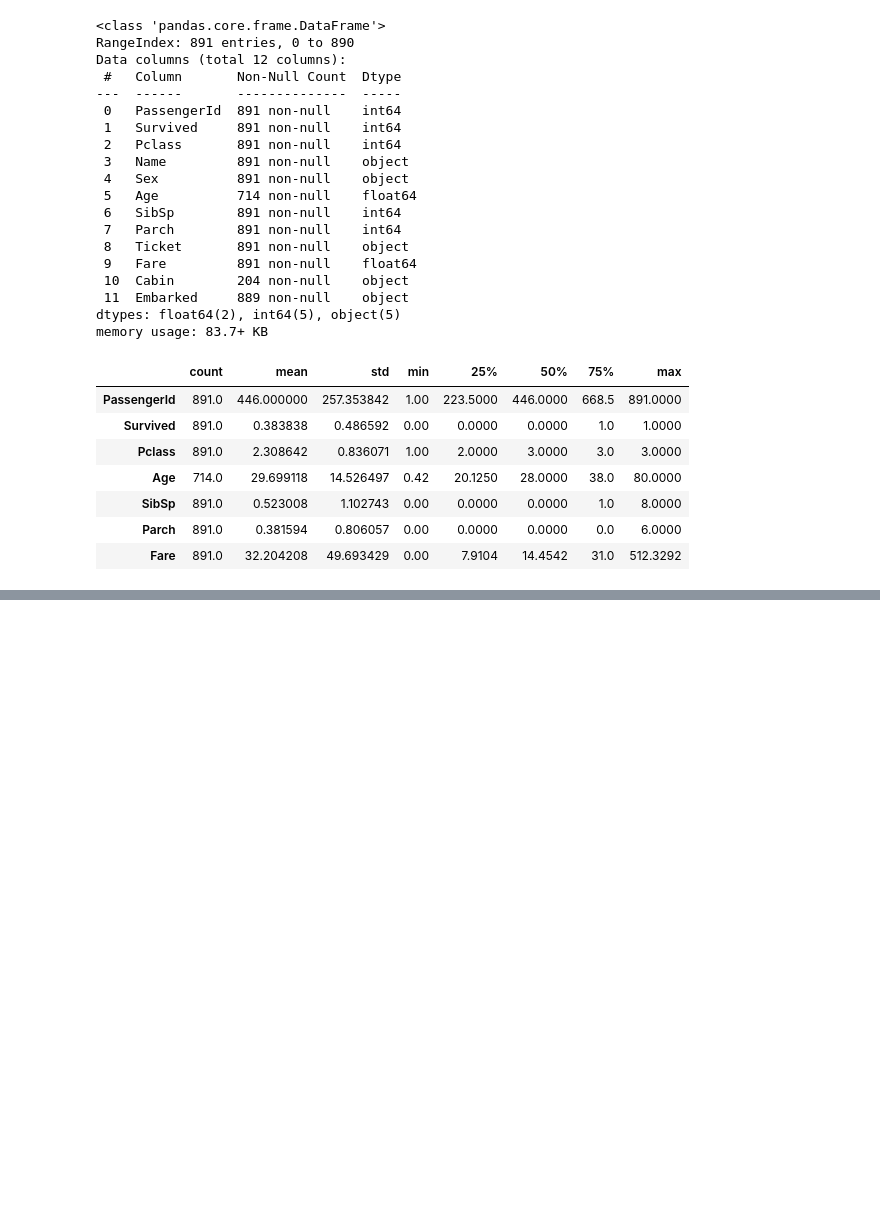
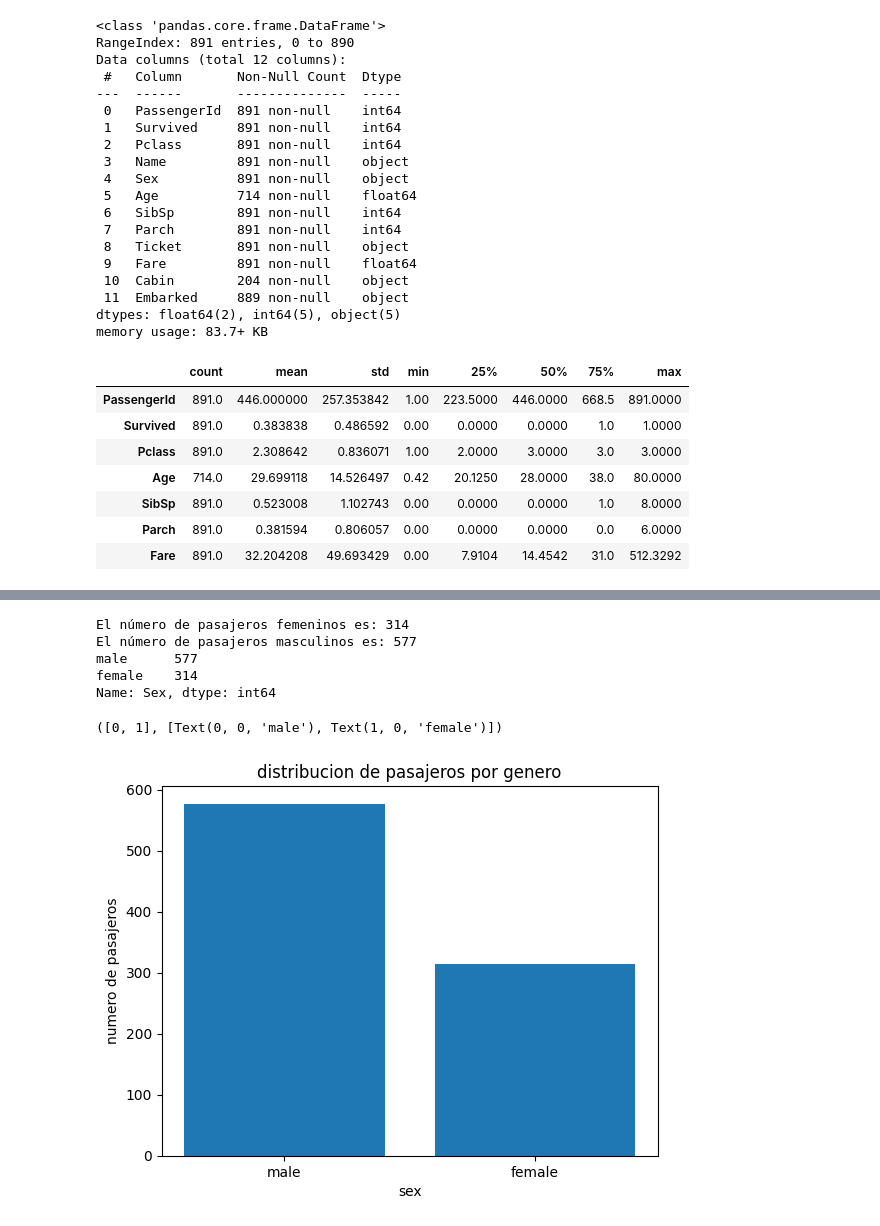
Before and after one commit to agonzalezfe/kaggle_titanic, a Jupyter notebook: kaggle.ipynb, the cells around one changed output, grey strips where cells are left out. Cells and saved outputs as stored; diff of their text form; code cells hidden in the pictures; blank space fills up the shorter version.

```diff
--- a/kaggle.ipynb
+++ b/kaggle.ipynb
@@ -96,0 +165,21 @@ df.describe().T
+# %%
+gender_counts = ds["Sex"].value_counts()
+
+# Imprimir el número de pasajeros según su género
+print("El número de pasajeros femeninos es:", gender_counts["female"])
+print("El número de pasajeros masculinos es:", gender_counts["male"])
+print(gender_counts)
+#crear el grafico
+plt.bar(gender_counts.index, gender_counts.values)
+#añadir titulo y etiquetas a los ejes
+plt.title('distribucion de pasajeros por genero')
+plt.xlabel('sex')
+plt.ylabel('numero de pasajeros')
+# %% [output]
+El número de pasajeros femeninos es: 314
+El número de pasajeros masculinos es: 577
+male      577
+female    314
+Name: Sex, dtype: int64
+([0, 1], [Text(0, 0, 'male'), Text(1, 0, 'female')])
+[figure, added]
```
Also changed, not shown: parts of 10 cells of this notebook.
